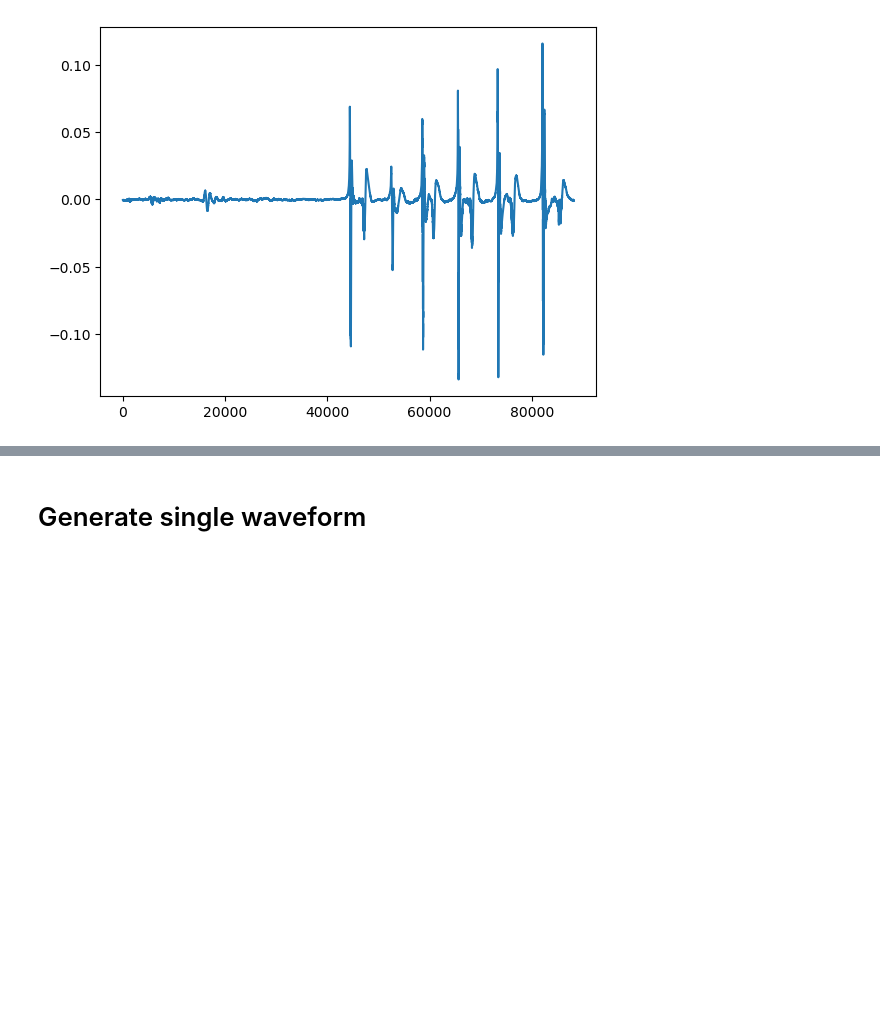
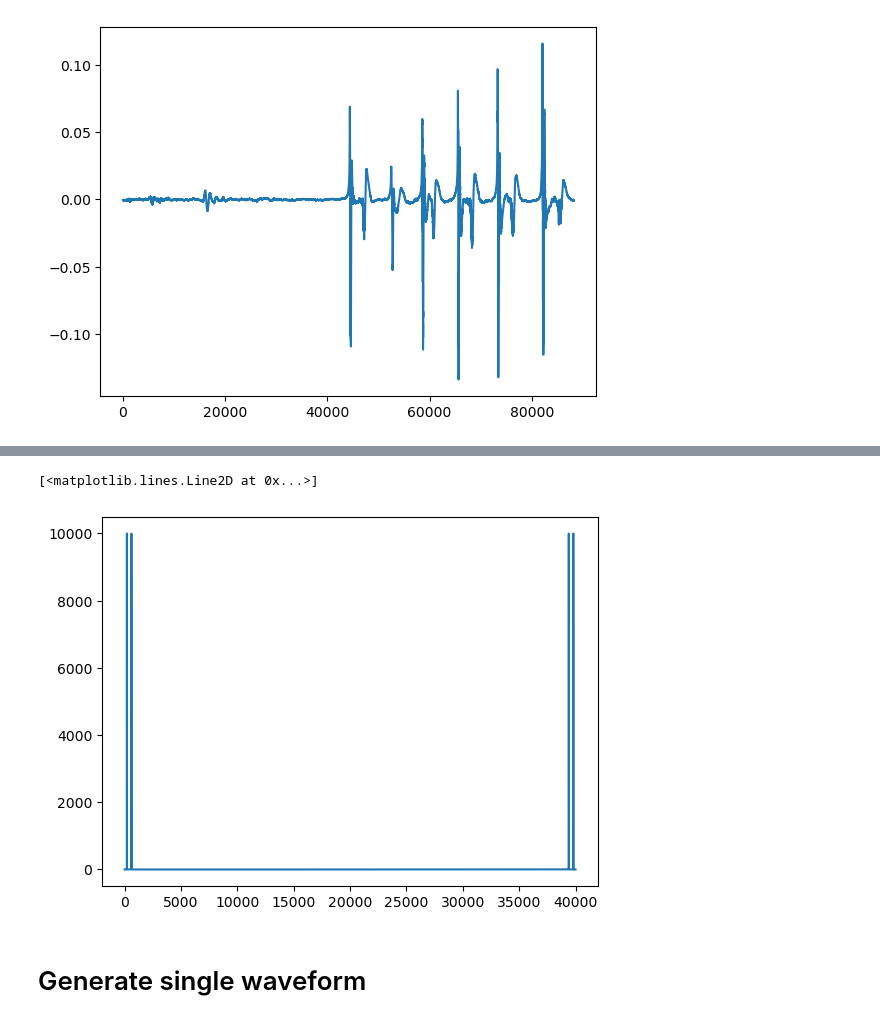
Before and after one commit to daguiam/polytec_nidaq_characterization_setup, a Jupyter notebook: DAQ_microphone_data_acquisition.ipynb, the cells around one changed output, grey strips where cells are left out. Saved outputs shown, nothing was run; the diff lists cells and outputs as text; code cells hidden in the pictures; blank space fills up the shorter version.

```diff
--- a/DAQ_microphone_data_acquisition.ipynb
+++ b/DAQ_microphone_data_acquisition.ipynb
@@ -992,3 +1076,8 @@ plt.plot(myrecording[:,0])
+# %%
+plt.plot(np.abs(np.fft.fft(modulated_signal)))
+# %% [output]
+[<matplotlib.lines.Line2D at 0x...>]
+[figure, added]
 # %% [markdown]
 # Generate single waveform
 # %%
```
Also changed, not shown: parts of 7 cells of this notebook, 3 other files.
